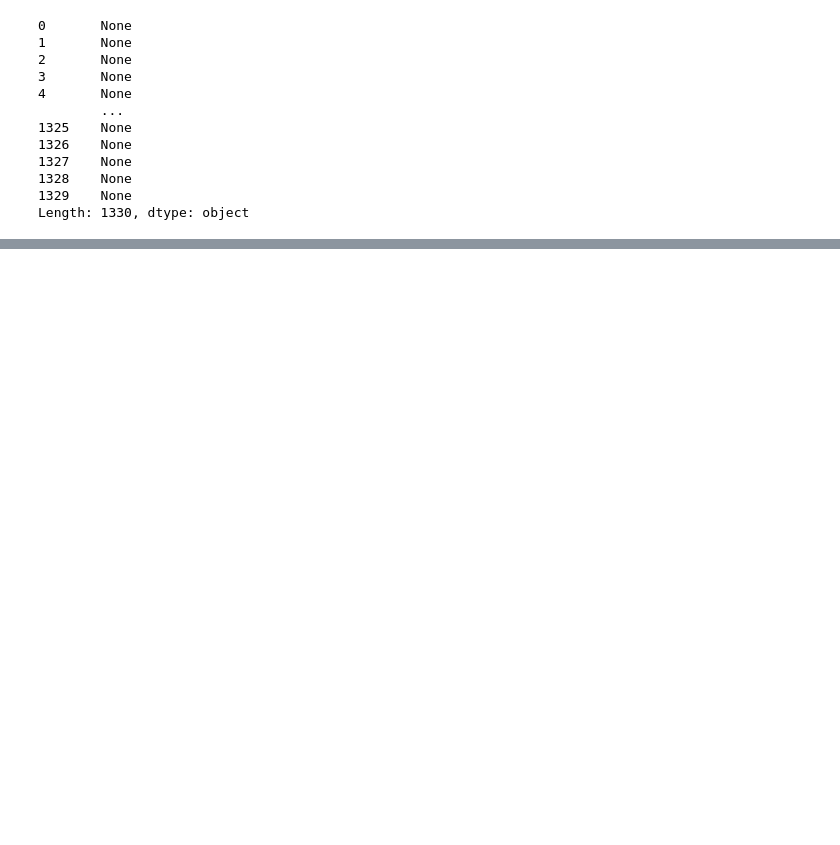
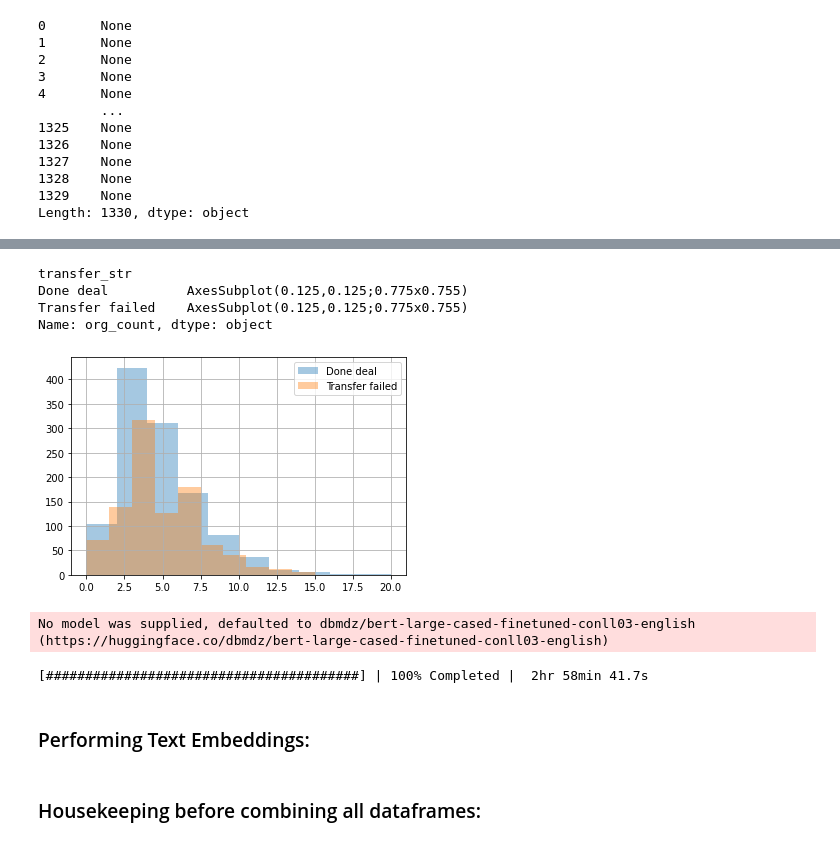
Before and after one commit to kenghweeng/sports-messiest-news, a Jupyter notebook: Untitled.ipynb, the cells around one changed output, grey strips where cells are left out. Saved outputs shown, nothing was run; the diff lists cells and outputs as text; code cells hidden in the pictures; blank space fills up the shorter version.

```diff
--- a/Untitled.ipynb
+++ b/Untitled.ipynb
@@ -605,0 +679,9 @@ articles_df.to_csv("majorleagues_embeddings.csv", index=False)
+# %%
+def get_counts(entity_dict, tag):
+    res = entity_dict.get(tag, 0)
+    return 0 if res == 0 else len(res)
+
+ner_df["people_count"] = ner_df["entities"].apply(get_counts, tag="PER")
+ner_df["org_count"] = ner_df["entities"].apply(get_counts, tag="ORG")
+# %%
+ner_df["org_count"] = ner_df["entities"].apply(lambda x: len(x["ORG"]))
@@ -605,0 +694,45 @@ articles_df.to_csv("majorleagues_embeddings.csv", index=False)
+# %%
+ner_df.groupby("transfer_str").org_count.hist(alpha=0.4, legend=True)
+# %% [output]
+transfer_str
+Done deal          AxesSubplot(0.125,0.125;0.775x0.755)
+Transfer failed    AxesSubplot(0.125,0.125;0.775x0.755)
+Name: org_count, dtype: object
+[figure, added]
+# %%
+from collections import defaultdict
+
+ner_pipe = pipeline("ner", aggregation_strategy='max')
+
+# O, Outside of a named entity
+# B-MIS, Beginning of a miscellaneous entity right after another miscellaneous entity
+# I-MIS, Miscellaneous entity
+# B-PER, Beginning of a person's name right after another person's name
+# I-PER, Person's name
+# B-ORG, Beginning of an organisation right after another organisation
+# I-ORG, Organisation
+# B-LOC, Beginning of a location right after another location
+# I-LOC, Location
+
+def find_entities(text, pipeline):
+    res = defaultdict(set)
+    ner_result = pipeline(text)
+    pairs = map(lambda entity_dict: (entity_dict['entity_group'], entity_dict['word']), ner_result)
+    for ent_label, ent_name in pairs:
+        if ent_label in ('ORG', 'PER'):
+            res[ent_label].add(ent_name)
+    # print(res)
+    return res
+
+# change it to full dataset here instead of the previous df_sample
+dask_df = dd.from_pandas(sentiments_df, npartitions=4)
+dask_df["entities"] = dask_df.apply(lambda row: find_entities(row["summary"], ner_pipe), axis=1, meta='object')
+with pbar:
+    ner_df = dask_df.compute()
+
+ner_df.to_pickle("ner_df.pkl")
+# %% [output]
+No model was supplied, defaulted to dbmdz/bert-large-cased-finetuned-conll03-english (https://huggingface.co/dbmdz/bert-large-cased-finetuned-conll03-english)
+[########################################] | 100% Completed |  2hr 58min 41.7s
+# %% [markdown]
+### Performing Text Embeddings:
@@ -605,0 +753,2 @@ articles_df.to_csv("majorleagues_embeddings.csv", index=False)
+# %% [markdown]
+### Housekeeping before combining all dataframes:
```
Also changed, not shown: parts of 80 cells of this notebook, 11 other files.
